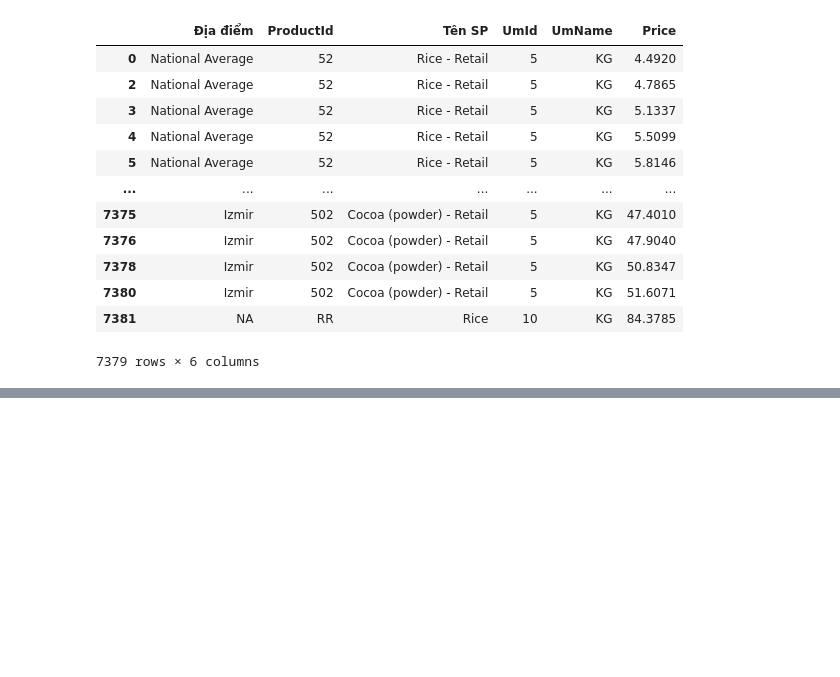
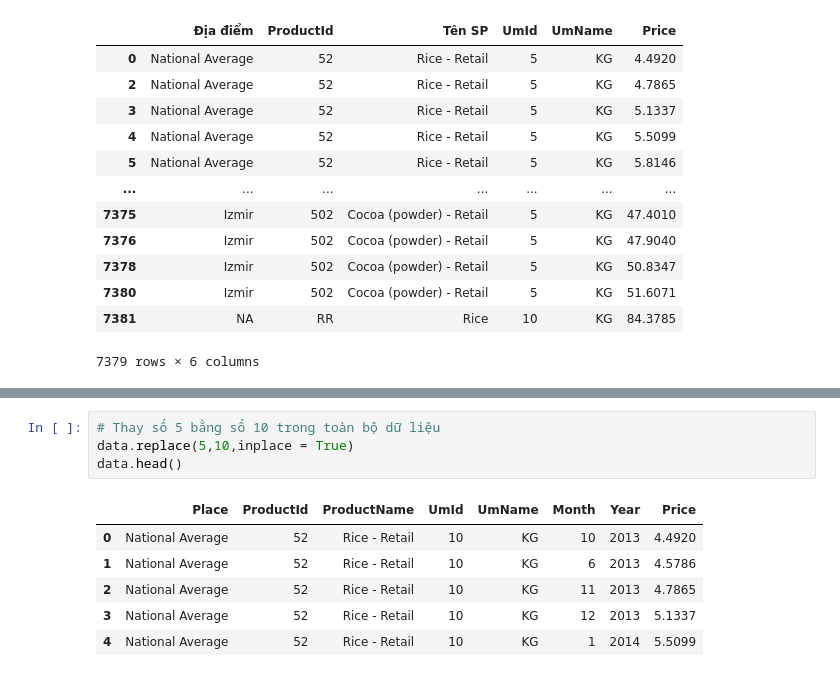
Before and after one commit to Trang27cl/testgit, a Jupyter notebook: FoodPrice_in_Turkey.ipynb, the cells around one changed output, grey strips where cells are left out. Drawn from its saved outputs; the diff is of its cells as text; blank space fills up the shorter version.

```diff
--- a/FoodPrice_in_Turkey.ipynb
+++ b/FoodPrice_in_Turkey.ipynb
@@ -241,0 +399,11 @@ data
+# %%
+# Thay số 5 bằng số 10 trong toàn bộ dữ liệu
+data.replace(5,10,inplace = True)
+data.head()
+# %% [output]
+|  | Place | ProductId | ProductName | UmId | UmName | Month | Year | Price |
+| 0 | National Average | 52 | Rice - Retail | 10 | KG | 10 | 2013 | 4.4920 |
+| 1 | National Average | 52 | Rice - Retail | 10 | KG | 6 | 2013 | 4.5786 |
+| 2 | National Average | 52 | Rice - Retail | 10 | KG | 11 | 2013 | 4.7865 |
+| 3 | National Average | 52 | Rice - Retail | 10 | KG | 12 | 2013 | 5.1337 |
+| 4 | National Average | 52 | Rice - Retail | 10 | KG | 1 | 2014 | 5.5099 |
```
Also changed, not shown: parts of 14 cells of this notebook.
